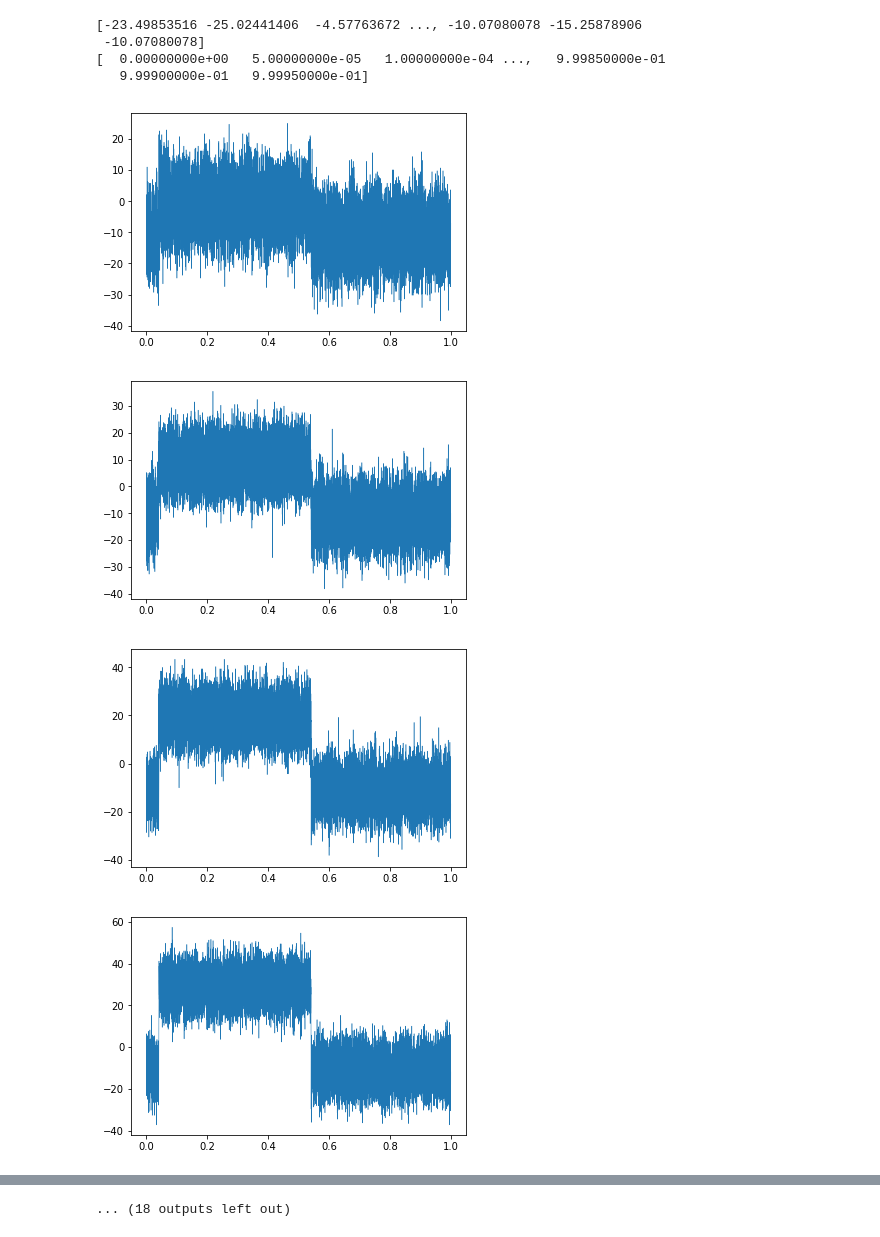
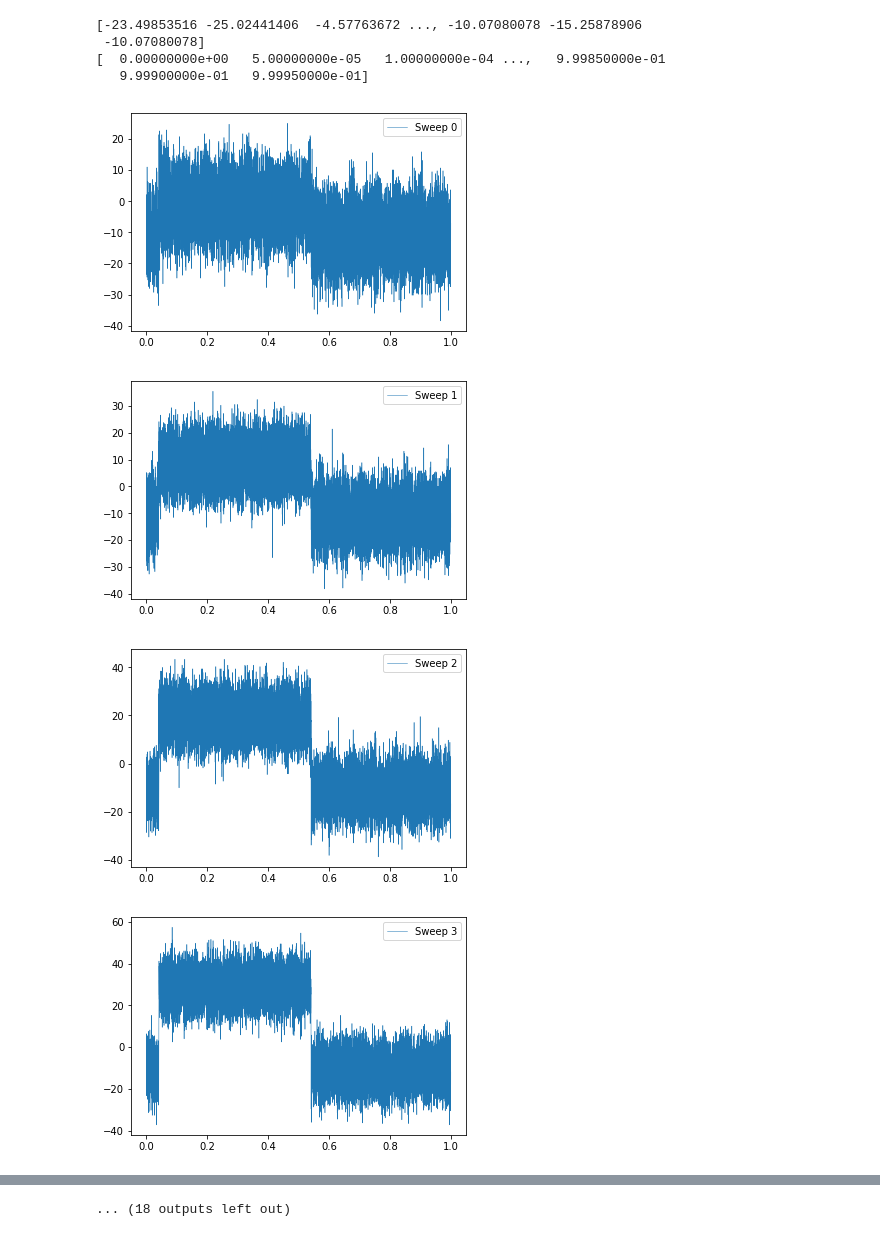
Before and after one commit to OpenSourceBrain/NWBShowcase, a Jupyter notebook: FergusonEtAl2015/TestData.ipynb, the cells around one changed output, grey strips where cells are left out. Drawn from its saved outputs; the diff is of its cells as text; code cells hidden in the pictures.

```diff
--- a/FergusonEtAl2015/TestData.ipynb
+++ b/FergusonEtAl2015/TestData.ipynb
@@ -13,14 +20,15 @@ print(abf.sweepX) # sweep times (seconds)
 # %%
 import matplotlib.pyplot as plt
 %matplotlib inline
 
 for i in range(30):
 
     abf.setSweep(i) # sweeps start at 0
-    plt.plot(abf.sweepX, abf.sweepY, lw=.5)
+    plt.plot(abf.sweepX, abf.sweepY, lw=.5, label='Sweep %i'%i)
+    plt.legend()
     plt.show()
 # %% [output]
-[figure, old version]
+[figure, new version]
-[figure, old version]
+[figure, new version]
-[figure, old version]
+[figure, new version]
-[figure, old version]
+[figure, new version]
```
Also changed, not shown: parts of 3 cells of this notebook, 2 other files.
